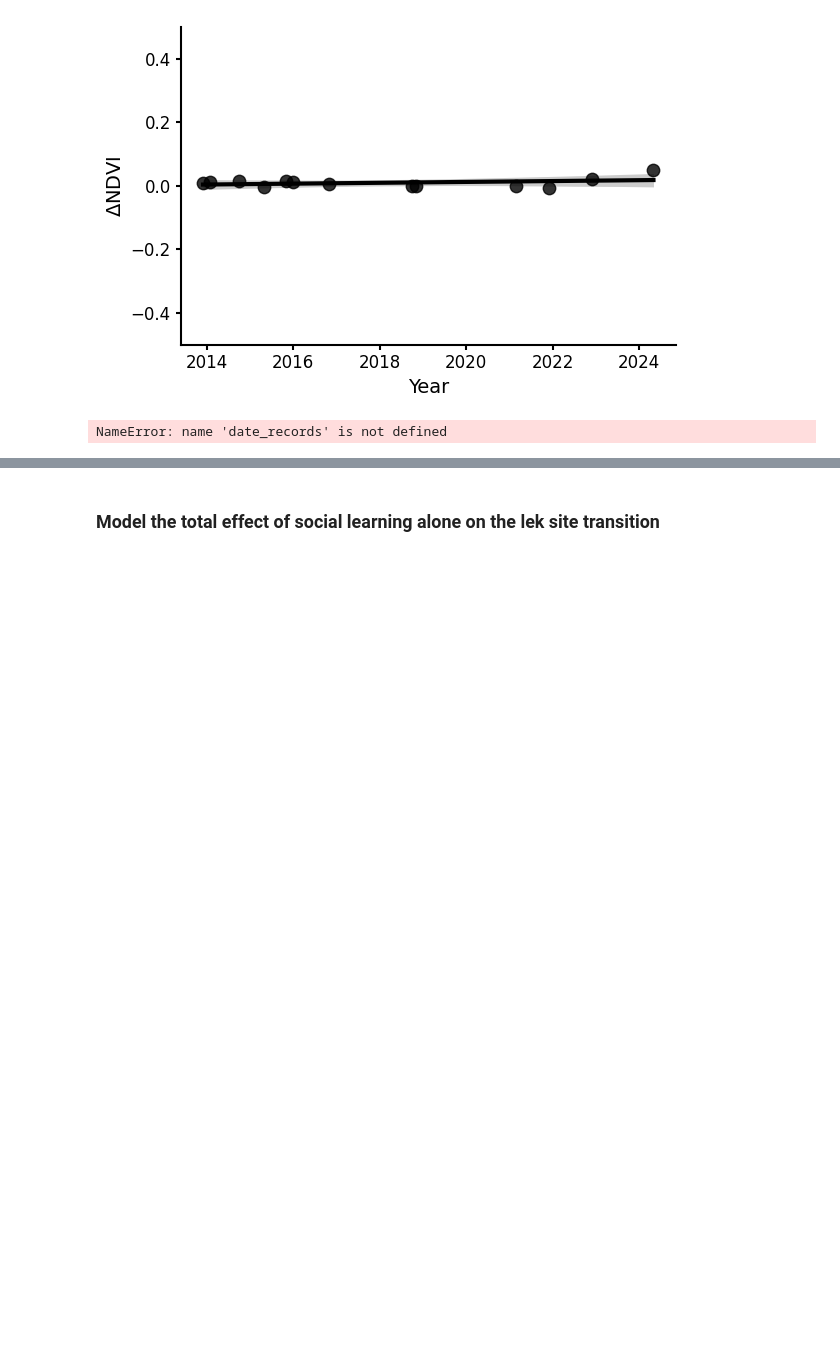
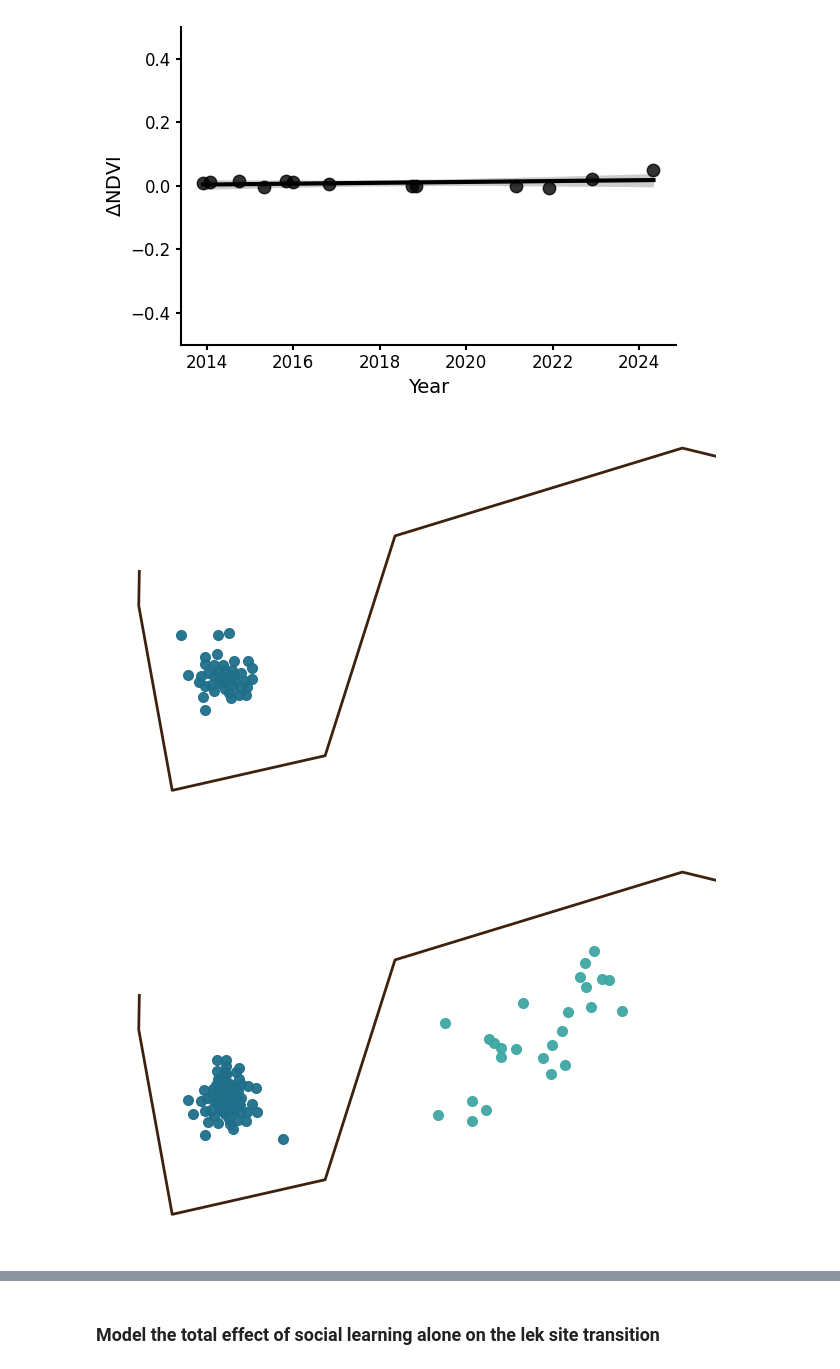
Before and after one commit to vivekhsridhar/territory_geometry, a Jupyter notebook: model_lek_transition.ipynb, the cells around one changed output, grey strips where cells are left out. Cells and saved outputs as stored; diff of their text form; code cells hidden in the pictures; blank space fills up the shorter version.

Commit message:
updated figures

```diff
--- a/model_lek_transition.ipynb
+++ b/model_lek_transition.ipynb
@@ -441,33 +446,34 @@ date_records = sorted(date_records, key=lambda r: r['date'])
 roads_gdf = gpd.read_file('rawdata/Velavadar/VelavadarRoads.shp', engine='pyogrio')
 
 ## Plot figure
 for rec in date_records:
     fig, ax = plt.subplots(1,1)
 
     roads_gdf.plot(ax=ax, linewidth=2, color='#3D230F', zorder=1)
 
     if rec['lek1'] is not None:
         ax.scatter(rec['lek1']['longitude'], rec['lek1']['latitude'], s=50,
-                   facecolor=fill_cols.get('Velavadar Lek 1'), edgecolor=point_cols.get('Velavadar Lek 1'),
+                   facecolor=fill_cols.get('Velavadar Lek 1'), edgecolor=fill_cols.get('Velavadar Lek 1'),
                    linewidth=0.9, alpha=0.95, zorder=3, label='Lek 1')
 
     if rec['lek2'] is not None:
         ax.scatter(rec['lek2']['longitude'], rec['lek2']['latitude'], s=50,
-                   facecolor=point_cols.get('Velavadar Lek 2'), edgecolor=point_cols.get('Velavadar Lek 2'),
+                   facecolor=fill_cols.get('Velavadar Lek 2'), edgecolor=fill_cols.get('Velavadar Lek 2'),
                    linewidth=0.9, alpha=0.95, zorder=4, label='Lek 2')
 
     ax.set_xlim(72.018,72.04)
     ax.set_ylim(22.043,22.056)
     ax.set_xticks([])
     ax.set_yticks([])
 
     ax.spines['top'].set_visible(False)
     ax.spines['bottom'].set_visible(False)
     ax.spines['left'].set_visible(False)
     ax.spines['right'].set_visible(False)
 
     fig.tight_layout()
     fig.savefig(out_dir/f"territories_{rec['date_label']}.png", dpi=300)
     plt.show()
 # %% [output]
-NameError: name 'date_records' is not defined
+[figure, added]
+[figure, added]
```
Also changed, not shown: parts of 3 cells of this notebook, 16 other files.
